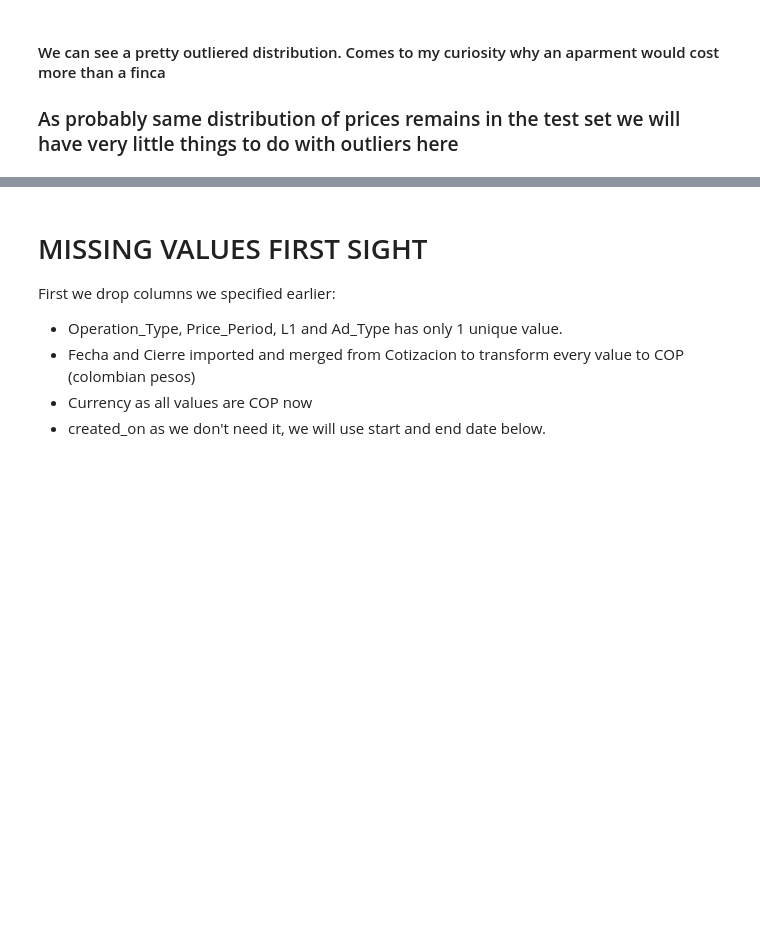
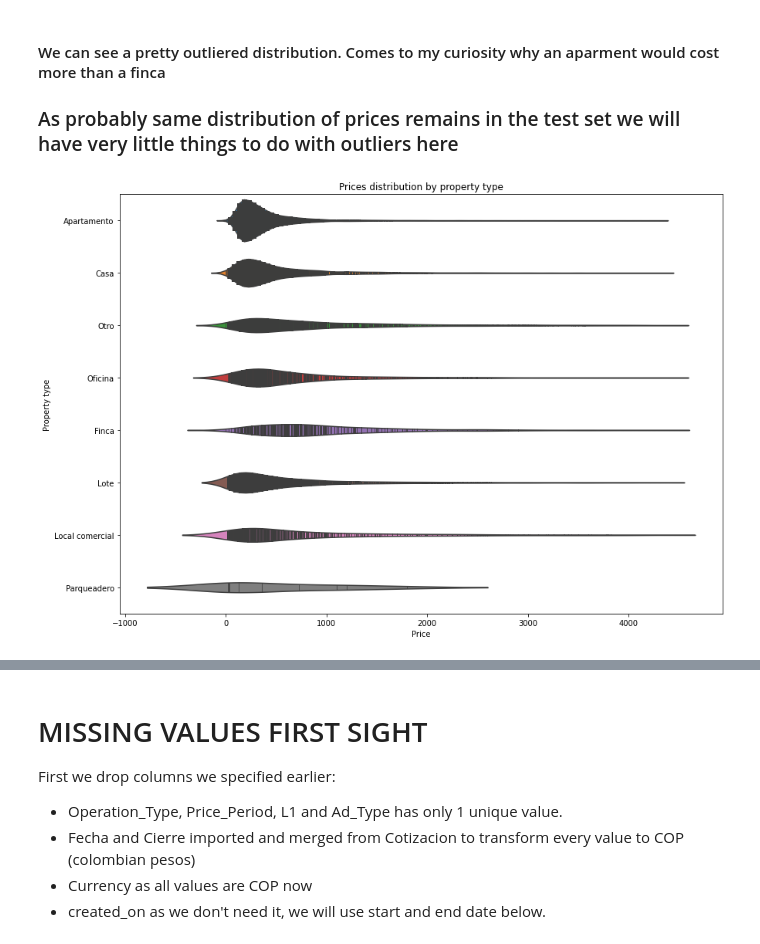
Before and after one commit to maicobernal/real_state_colombia, a Jupyter notebook: notebook 1.ipynb, the cells around one changed output, grey strips where cells are left out. Saved outputs shown, nothing was run; the diff lists cells and outputs as text; code cells hidden in the pictures; blank space fills up the shorter version.

```diff
--- a/notebook 1.ipynb
+++ b/notebook 1.ipynb
@@ -361,3 +361,29 @@ plt.show()
 #### We can see a pretty outliered distribution. Comes to my curiosity why an aparment would cost more than a finca
 
 ### As probably same distribution of prices remains in the test set we will have very little things to do with outliers here
+# %%
+lista_numerical_features = train.describe(include=np.number).columns.tolist()
+
+subset_without_outliers = train[np.abs(train[lista_numerical_features] - train[lista_numerical_features].mean()) < 1.5*train[lista_numerical_features].std()]
+
+
+df_2 = pd.DataFrame([subset_without_outliers['price'], train['property_type']]).T
+df_2.dropna(inplace=True)
+df_2['price'] = pd.to_numeric(df_2['price'], errors='coerce')
+
+fig, ax = plt.subplots(nrows=1, ncols=1, figsize=(14, 10))
+
+sns.violinplot(
+    x       = 'price',
+    y       = 'property_type',
+    data    = df_2,
+    palette = 'tab10',
+    inner   = 'stick',
+    ax      = ax
+)
+ax.set_title('Prices distribution by property type')
+ax.set_xlabel('Price')
+ax.set_ylabel('Property type')
+plt.show()
+# %% [output]
+[figure, added]
```
Also changed, not shown: parts of 41 cells of this notebook, 16 other files.
